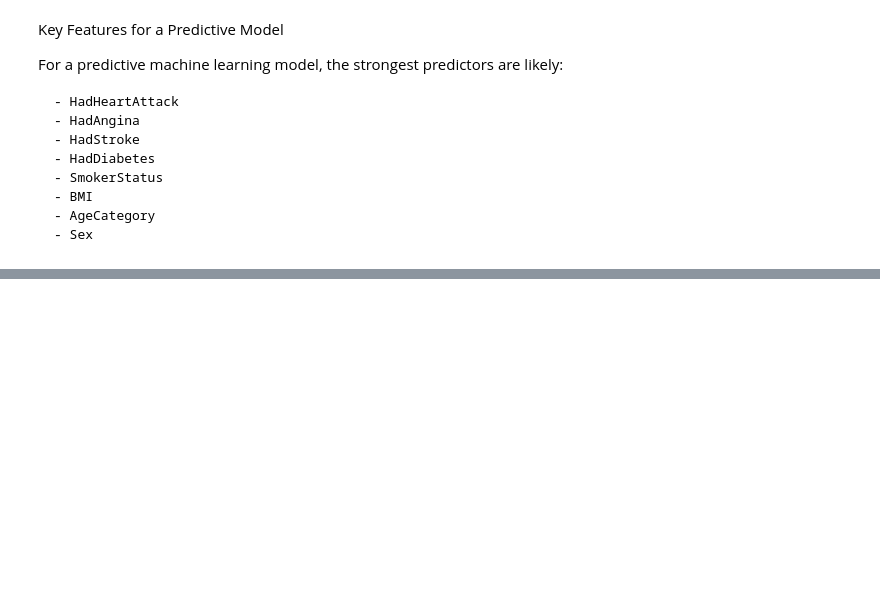
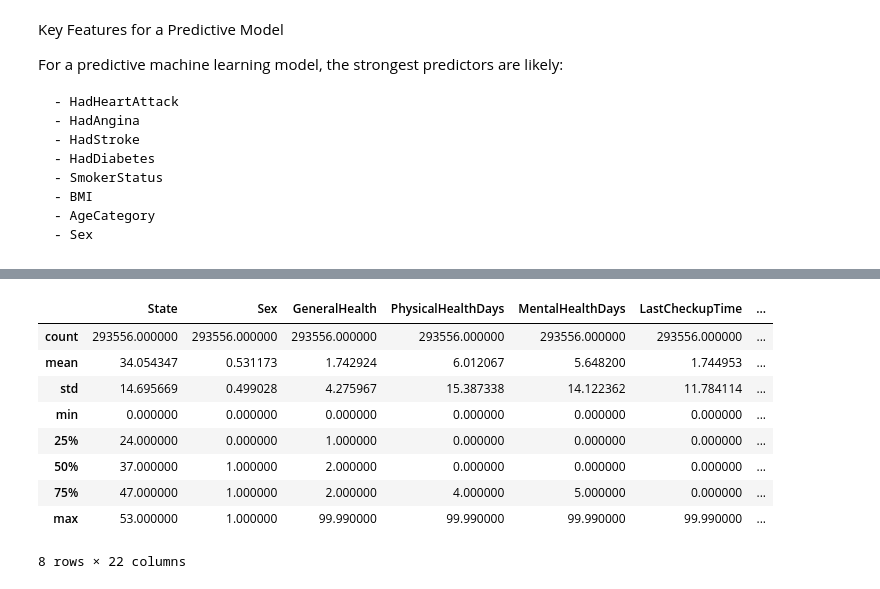
Before and after one commit to wetek-io/Project_2, a Jupyter notebook: main.ipynb, the cells around one changed output, grey strips where cells are left out. Cells and saved outputs as stored; diff of their text form; code cells hidden in the pictures; blank space fills up the shorter version.

```diff
--- a/main.ipynb
+++ b/main.ipynb
@@ -70,0 +69,14 @@ df.sample(n=5)
+# %%
+# Describe dataframe
+df.describe()
+# %% [output]
+|  | State | Sex | GeneralHealth | PhysicalHealthDays | MentalHealthDays | LastCheckupTime | ... |
+| count | 293556.000000 | 293556.000000 | 293556.000000 | 293556.000000 | 293556.000000 | 293556.000000 | ... |
+| mean | 34.054347 | 0.531173 | 1.742924 | 6.012067 | 5.648200 | 1.744953 | ... |
+| std | 14.695669 | 0.499028 | 4.275967 | 15.387338 | 14.122362 | 11.784114 | ... |
+| min | 0.000000 | 0.000000 | 0.000000 | 0.000000 | 0.000000 | 0.000000 | ... |
+| 25% | 24.000000 | 0.000000 | 1.000000 | 0.000000 | 0.000000 | 0.000000 | ... |
+| 50% | 37.000000 | 1.000000 | 2.000000 | 0.000000 | 0.000000 | 0.000000 | ... |
+| 75% | 47.000000 | 1.000000 | 2.000000 | 4.000000 | 5.000000 | 0.000000 | ... |
+| max | 53.000000 | 1.000000 | 99.990000 | 99.990000 | 99.990000 | 99.990000 | ... |
+8 rows × 22 columns
```
Also changed, not shown: parts of 11 cells of this notebook, 7 other files.
